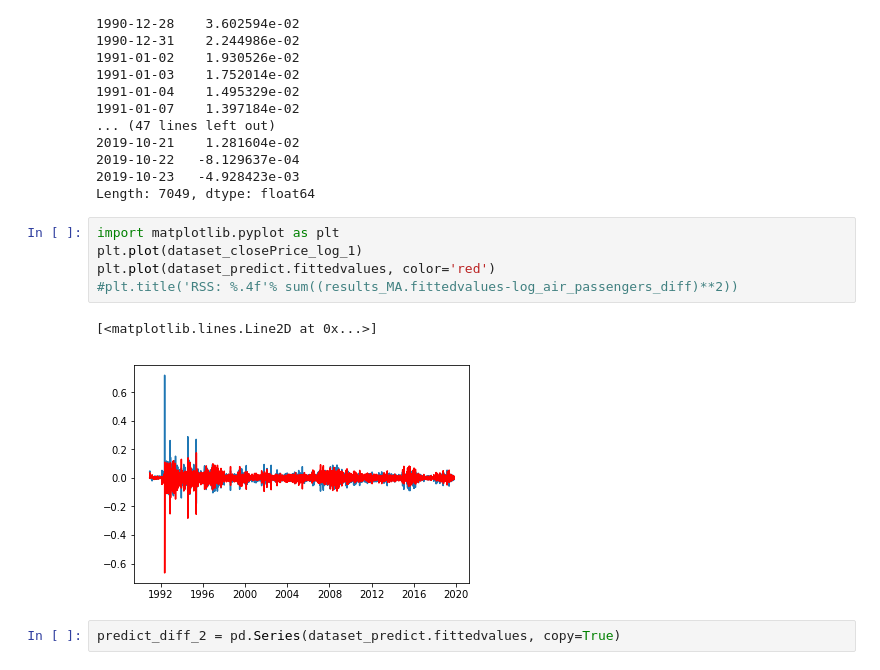
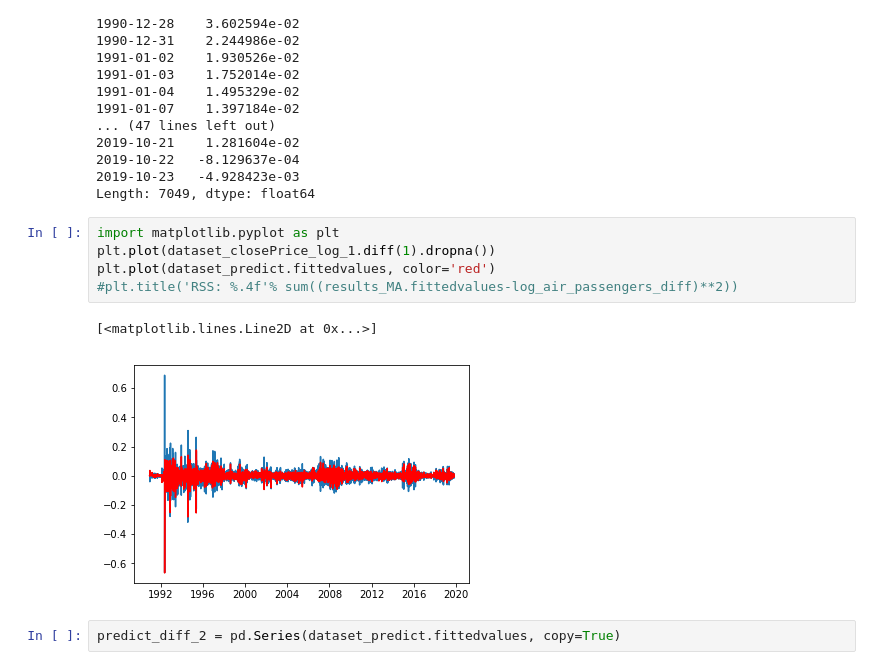
Before and after one commit to feigeZzzz/feigeZzzz_TimeSerise, a Jupyter notebook: TimeSeriesinArima.ipynb, the cells around one changed output. Saved outputs shown, nothing was run; the diff lists cells and outputs as text.

```diff
--- a/TimeSeriesinArima.ipynb
+++ b/TimeSeriesinArima.ipynb
@@ -304,12 +305,12 @@ Date
 Length: 7049, dtype: float64
 # %%
 import matplotlib.pyplot as plt
-plt.plot(dataset_closePrice_log_1)
+plt.plot(dataset_closePrice_log_1.diff(1).dropna())
 plt.plot(dataset_predict.fittedvalues, color='red')
 #plt.title('RSS: %.4f'% sum((results_MA.fittedvalues-log_air_passengers_diff)**2))
 # %% [output]
 [<matplotlib.lines.Line2D at 0x...>]
-[figure, old version]
+[figure, new version]
 # %%
 predict_diff_2 = pd.Series(dataset_predict.fittedvalues, copy=True)
 # %%
```
Also changed, not shown: parts of 34 cells of this notebook.
